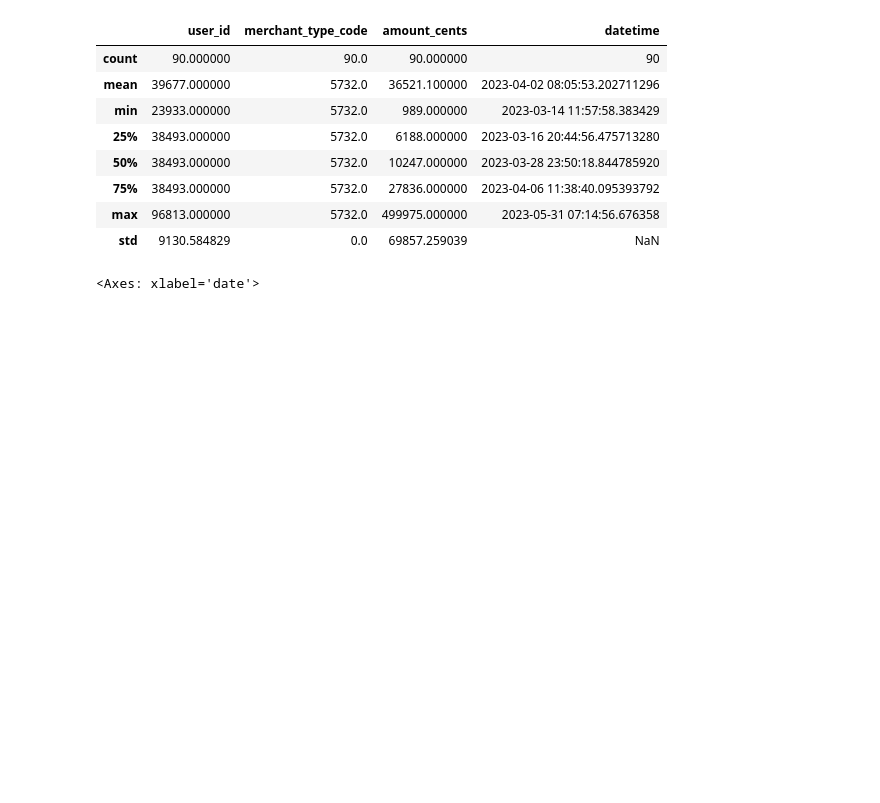
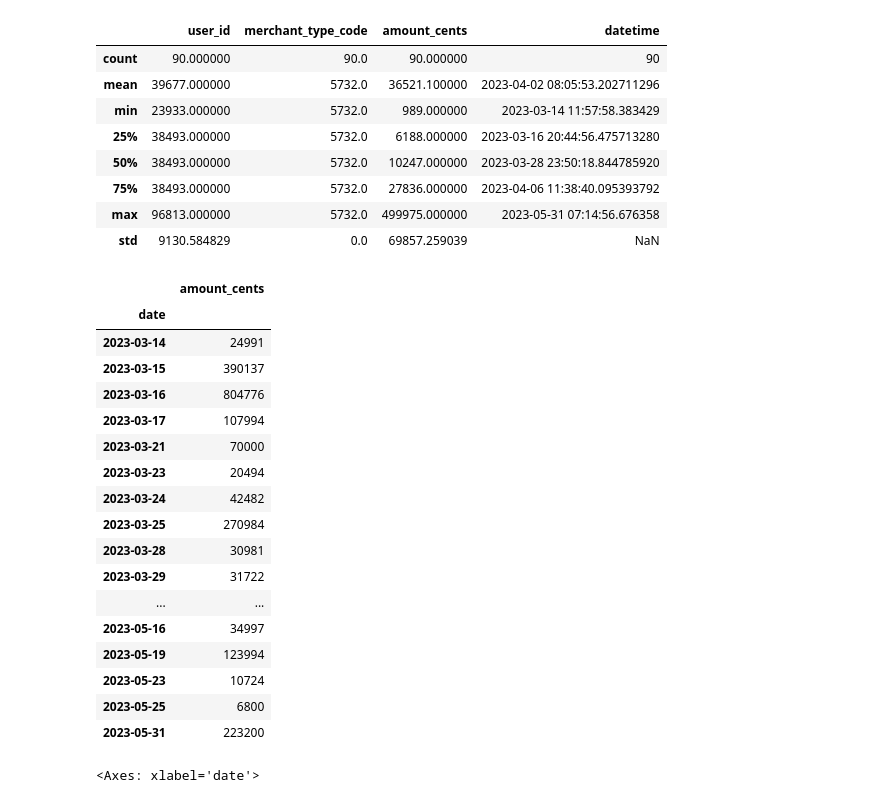
Before and after one commit to pipipuppypaul/de-workbook, a Jupyter notebook: model.ipynb, the cells around one changed output. Saved outputs shown, nothing was run; the diff lists cells and outputs as text; code cells hidden in the pictures; blank space fills up the shorter version.

```diff
--- a/model.ipynb
+++ b/model.ipynb
@@ -29,10 +29,30 @@ data = data.sort_values(by=['datetime'])
 # %%
 data['date'] = data.loc[:, 'datetime'].dt.date
 daily_amt_data = data[['amount_cents', 'date']].groupby(['date']).sum()
 daily_avg_data = data[['amount_cents', 'date']].groupby(['date']).mean()
 daily_amt_per_user_data = data[['user_id', 'amount_cents', 'date']].groupby(['date', 'user_id']).sum()
 may_before = daily_amt_data[daily_amt_data.index < pd.to_datetime("2023-05-01").date()]
 may_after = daily_amt_data[daily_amt_data.index >= pd.to_datetime("2023-05-01").date()]
+daily_amt_data
+# %% [output]
+|  | amount_cents |
+| date |  |
+| 2023-03-14 | 24991 |
+| 2023-03-15 | 390137 |
+| 2023-03-16 | 804776 |
+| 2023-03-17 | 107994 |
+| 2023-03-21 | 70000 |
+| 2023-03-23 | 20494 |
+| 2023-03-24 | 42482 |
+| 2023-03-25 | 270984 |
+| 2023-03-28 | 30981 |
+| 2023-03-29 | 31722 |
+| ... | ... |
+| 2023-05-16 | 34997 |
+| 2023-05-19 | 123994 |
+| 2023-05-23 | 10724 |
+| 2023-05-25 | 6800 |
+| 2023-05-31 | 223200 |
 # %%
 daily_amt_data.plot(y='amount_cents', figsize=(10, 5))
 # %% [output]
```
Also changed, not shown: parts of 5 cells of this notebook, 1 other file.
